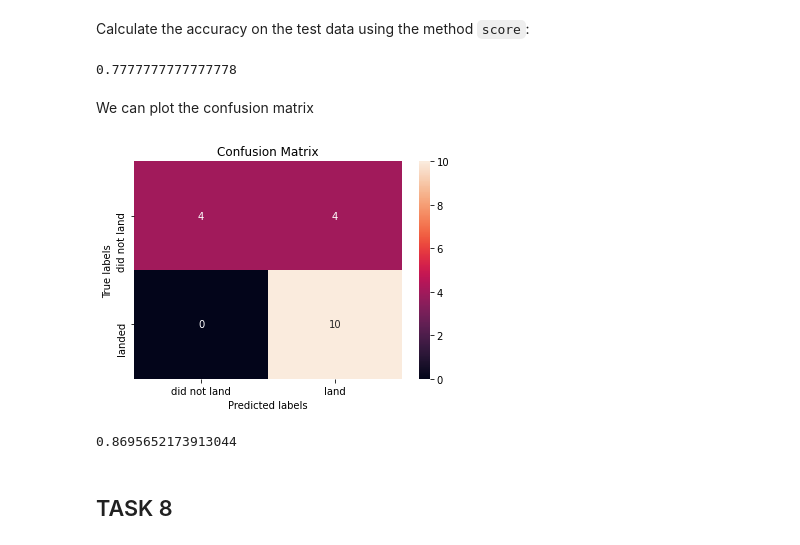
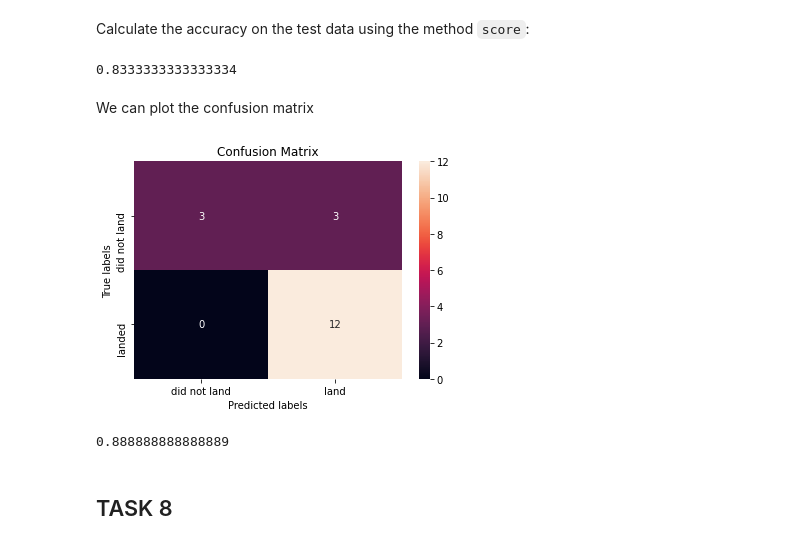
Before and after one commit to KarenHuynh1808/Applied-Data-Science-Capstone, a Jupyter notebook: ML Prediction.ipynb, the cells around one changed output. Drawn from its saved outputs; the diff is of its cells as text; code cells hidden in the pictures.

```diff
--- a/ML Prediction.ipynb
+++ b/ML Prediction.ipynb
@@ -181,8 +182,8 @@ accuracy : 0.8357142857142857
 # %% [markdown]
 Calculate the accuracy on the test data using the method <code>score</code>:
 # %%
-best_lr = LogisticRegression(C = 0.01, penalty = 'l2', solver = 'lbfgs')
-best_lr.fit(X_train, y_train)
-loggregscore = best_lr.score(X_test,y_test)
+#best_lr = LogisticRegression(C = 0.01, penalty = 'l2', solver = 'lbfgs')
+#logreg_cv.fit(X_train, y_train)
+loggregscore = logreg_cv.score(X_test,y_test)
 loggregscore
 # %% [output]
@@ -228,24 +232,24 @@ accuracy : 0.8625
 # %% [markdown]
 Calculate the accuracy on the test data using the method <code>score</code>:
 # %%
-best_svm = SVC(C = 1, gamma = 0.03162277660168379, kernel = 'sigmoid')
-best_svm.fit(X_train, y_train)
-svm_score = best_svm.score(X_test,y_test)
+#best_svm = SVC(C = 1, gamma = 0.03162277660168379, kernel = 'sigmoid')
+#logreg_cv.fit(X_train, y_train)
+svm_score = svm_cv.score(X_test,y_test)
 svm_score
 # %% [output]
-0.7777777777777778
+0.8333333333333334
 # %% [markdown]
 We can plot the confusion matrix
 # %%
-yhat=best_svm.predict(X_test)
+yhat=svm_cv.predict(X_test)
 plot_confusion_matrix(y_test,yhat)
 # %% [output]
-[figure, old version]
+[figure, new version]
 # %%
 svm_f1_score = f1_score(y_test, yhat)
 svm_f1_score
 # %% [output]
-0.8695652173913044
+0.888888888888889
 # %% [markdown]
 ## TASK  8
 # %% [markdown]
```
Also changed, not shown: parts of 15 cells of this notebook.
